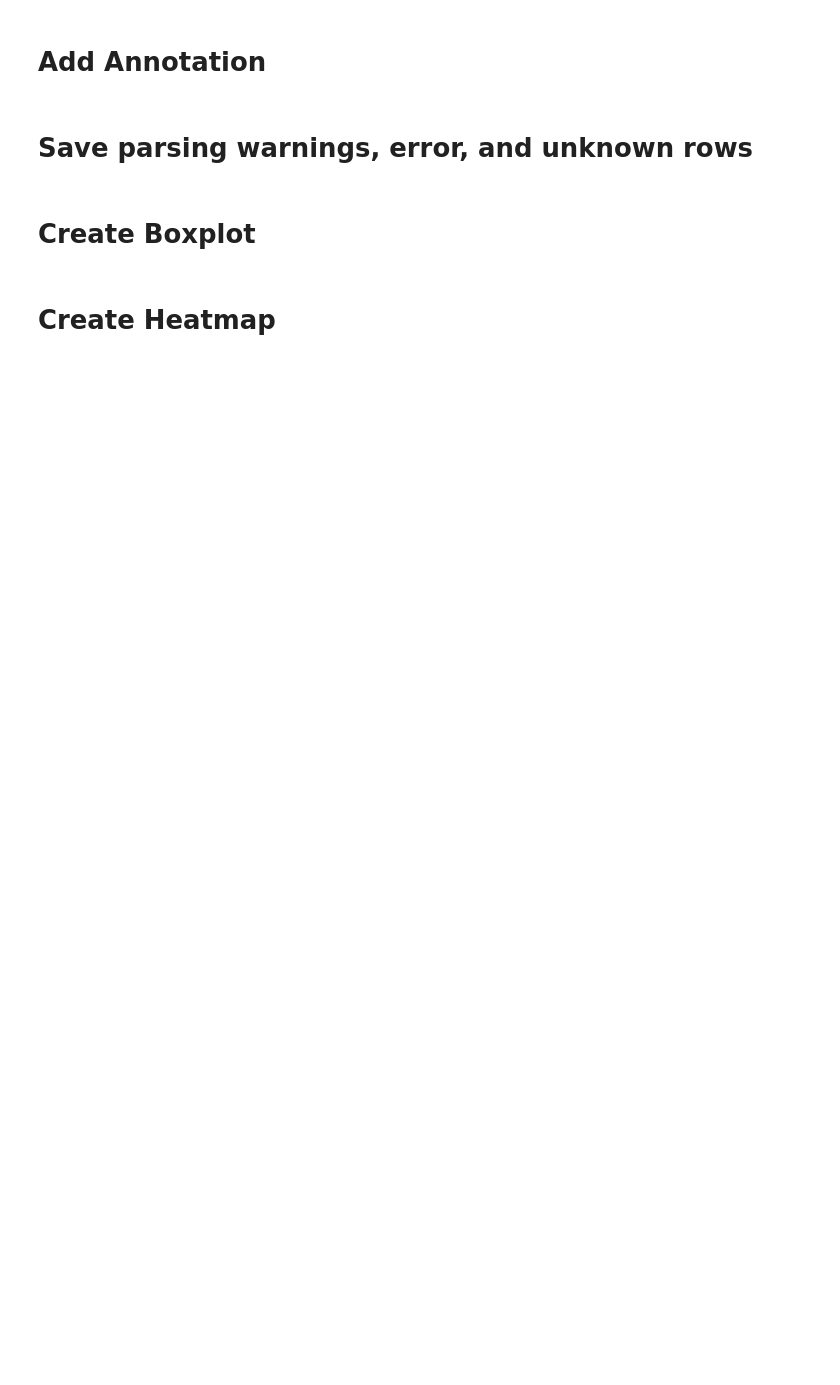
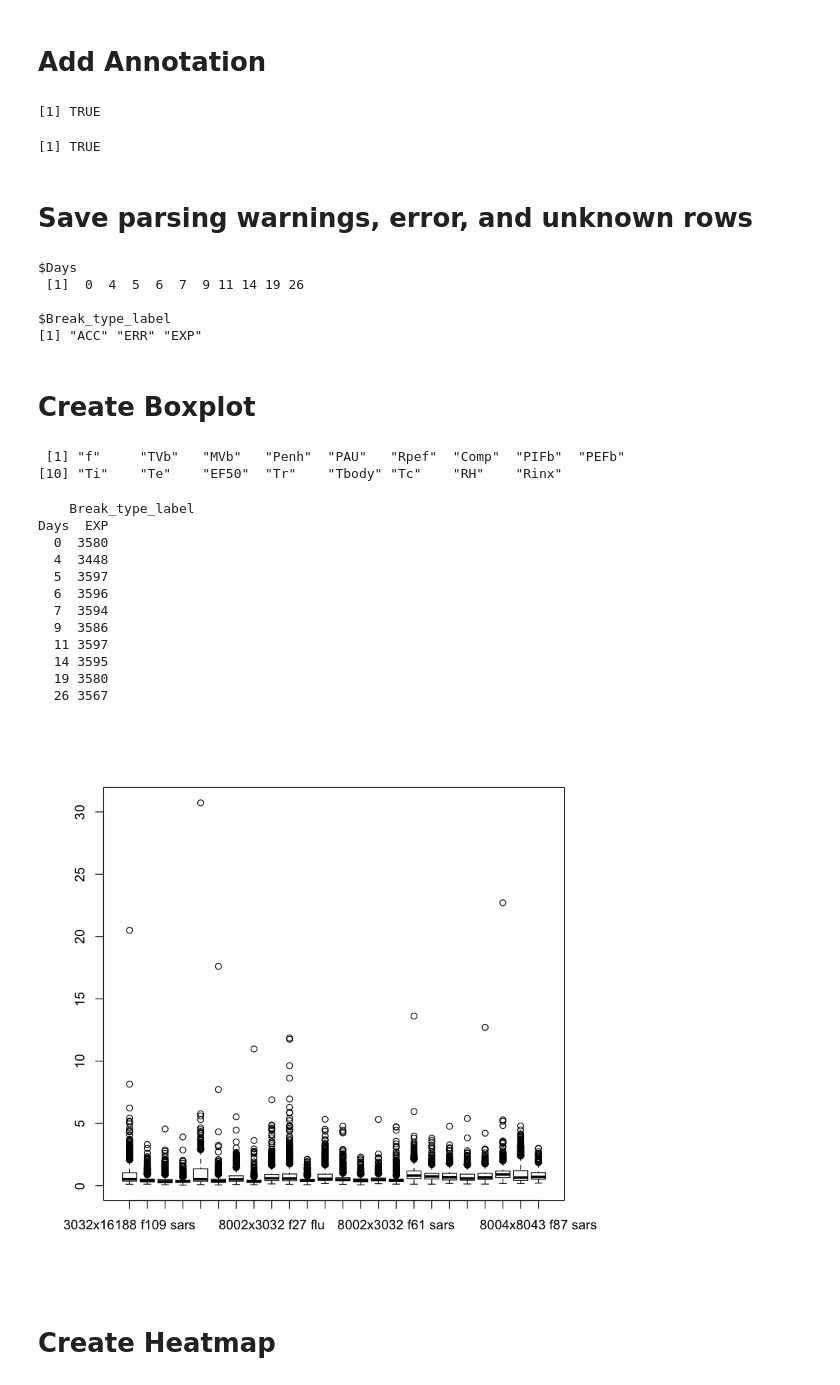
Before and after one commit to gchoonoo/Buxco_notebook, a Jupyter notebook: notebook.ipynb, the cells around one changed output. Cells and saved outputs as stored; diff of their text form; code cells hidden in the pictures; blank space fills up the shorter version.

```diff
--- a/notebook.ipynb
+++ b/notebook.ipynb
@@ -48,15 +84,15 @@ unique(aug_2013_data[,"Subject"])
 # Create Buxco Database
 # %%
 # Set the file path to the buxco data
-aug_2013 <- "./Buxco_Data/2013_iAugust - buxco.txt"
+aug_2013 <- "2013_iAugust - buxco.txt"
 
-# Set the file size the number of rows in the file
+# Set the file size to the number of rows in the file
 chunk.size <- dim(aug_2013_data)[1]
 
 # Set the file path of where to save the data base
-db.name <- file.path("./Buxco_Data/Database/August2013_database.db")
+db.name <- file.path("August2013_database.db")
 
-# Parse the data, add "Responding to" in the burn.in.lines if necessary
+# Parse the data, add "Responding to" in the burn.in.lines if necessary (Note: This takes a few minutes to run)
 parse.buxco(file.name=aug_2013, chunk.size=chunk.size, db.name=db.name, verbose=FALSE, burn.in.lines=c("Measurement", "Create measurement", "Waiting for","Site Acknowledgement Changed"))
 
 # Note any parsing warnings that get printed (Sample Name and Break number), none in this case
@@ -64,11 +109,14 @@ parse.buxco(file.name=aug_2013, chunk.size=chunk.size, db.name=db.name, verbose=
 # Add Annotation
 # %%
 # Read in the data base that was created
-August2013_database.db <- makeBuxcoDB(db.name=file.path("./Buxco_Data/Database/August2013_database.db"))
+August2013_database.db <- makeBuxcoDB(db.name=file.path("August2013_database.db"))
 
 # Add the Day and Break type level (EXP, ACC, ERR, or UNK)
 addAnnotation(August2013_database.db, query=day.infer.query, index=TRUE)
 addAnnotation(August2013_database.db, query=break.type.query, index=TRUE)
+# %% [output]
+[1] TRUE
+[1] TRUE
 # %% [markdown]
 # Save parsing warnings, error, and unknown rows
 # %%
@@ -80,23 +128,42 @@ annoLevels(August2013_database.db)
 acc.aug2013 <- retrieveData(August2013_database.db, variables=variables(August2013_database.db), Break_type_label = 'ACC')
 
 # acc.feb2013[which(acc.feb2013[,1] == "16513x16188 f105 FLU" & acc.feb2013[,"Break_number"] == 158),] -> acc.feb2013_warning
+# %% [output]
+$Days
+ [1]  0  4  5  6  7  9 11 14 19 26
+
+$Break_type_label
+[1] "ACC" "ERR" "EXP"
 # %% [markdown]
 # Create Boxplot
 # %%
 # Observe variables
 variables(August2013_database.db)
-# [1] "f"     "TVb"   "MVb"   "Penh"  "PAU"   "Rpef"  "Comp"  "PIFb"
-# [9] "PEFb"  "Ti"    "Te"    "EF50"  "Tr"    "Tbody" "Tc"    "RH"
-# [17] "Rinx"
 
 # Choose the variable and category to visualize
-exp.penh <- retrieveData(bux.db, variables="Penh", Break_type_label = 'EXP')
+exp.penh <- retrieveData(August2013_database.db, variables="Penh", Break_type_label = 'EXP')
 
 # Get table of categories
 with(exp.penh, table(Days, Break_type_label))
 
 # Create Boxplot
 boxplot(Value~Sample_Name, data=exp.penh)
+# %% [output]
+ [1] "f"     "TVb"   "MVb"   "Penh"  "PAU"   "Rpef"  "Comp"  "PIFb"  "PEFb"
+[10] "Ti"    "Te"    "EF50"  "Tr"    "Tbody" "Tc"    "RH"    "Rinx"
+    Break_type_label
+Days  EXP
+  0  3580
+  4  3448
+  5  3597
+  6  3596
+  7  3594
+  9  3586
+  11 3597
+  14 3595
+  19 3580
+  26 3567
+[figure, added]
 # %% [markdown]
 # Create Heatmap
 # %%
```
Also changed, not shown: parts of 5 cells of this notebook.
